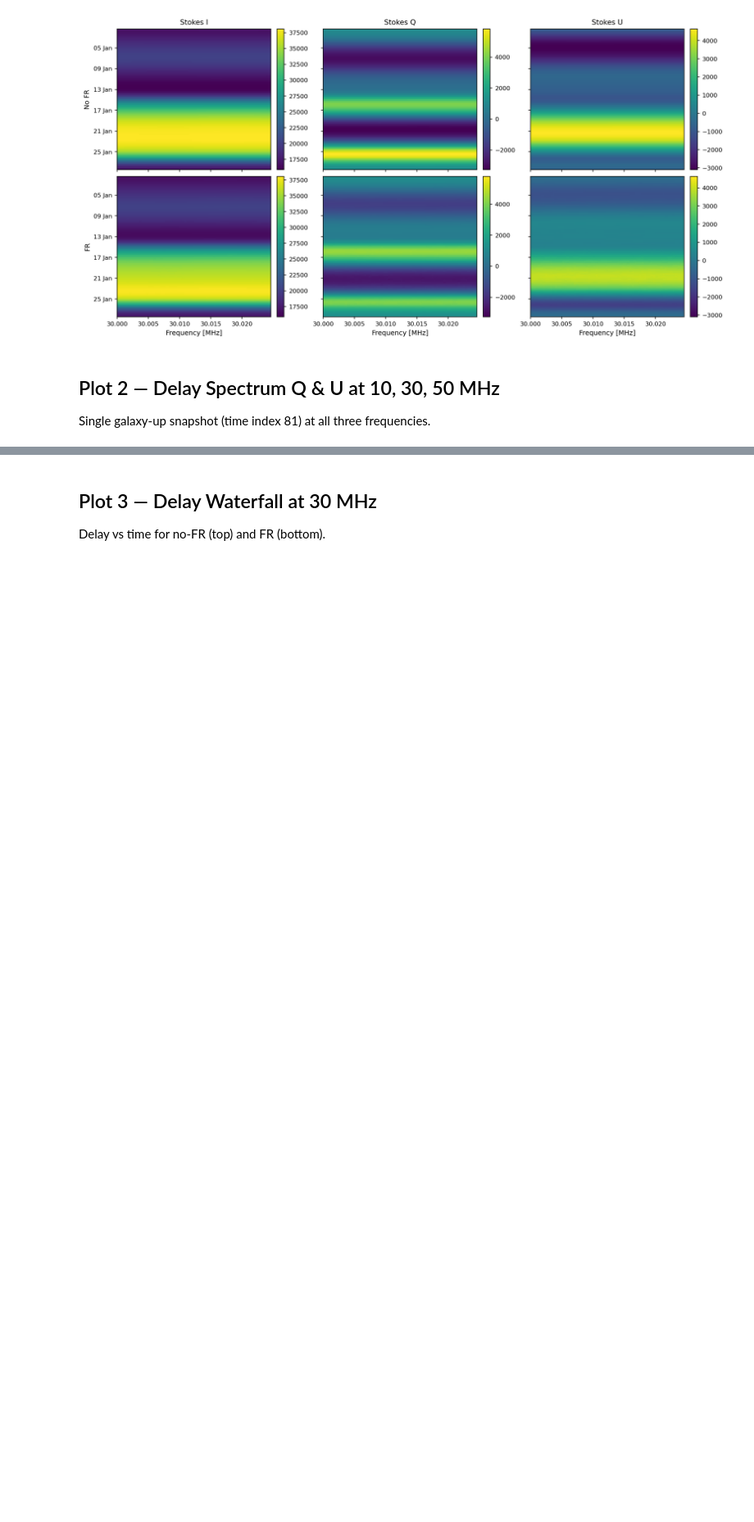
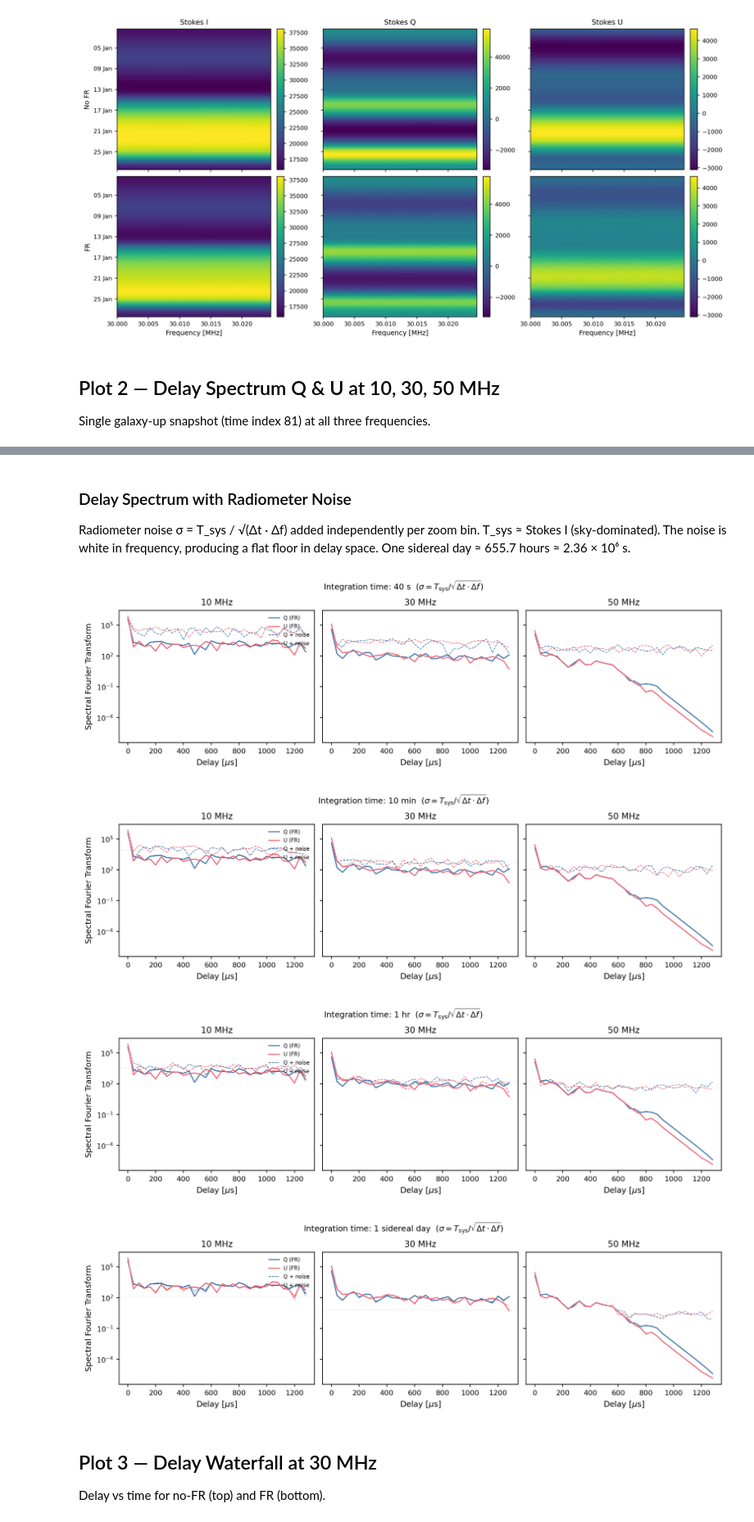
Before and after one commit to christianhbye/lusee_faraday, a Jupyter notebook: notebooks/faraday_results.ipynb, the cells around one changed output, grey strips where cells are left out. Shown at 82% size. Cells and saved outputs as stored; diff of their text form; code cells hidden in the pictures; blank space fills up the shorter version.

Commit message:
updated with noise

```diff
--- a/notebooks/faraday_results.ipynb
+++ b/notebooks/faraday_results.ipynb
@@ -132,3 +182,77 @@ plt.show()
+# %% [markdown]
+### Delay Spectrum with Radiometer Noise
+
+Radiometer noise σ = T_sys / √(Δt · Δf) added independently per zoom bin.
+T_sys ≈ Stokes I (sky-dominated). The noise is white in frequency, producing
+a flat floor in delay space. One sidereal day ≈ 655.7 hours ≈ 2.36 × 10⁶ s.
+# %%
+GREY = "#BBBBBB"
+SIDEREAL_DAY = 655.72 * 3600  # seconds
+integration_times = [
+    (40, "40 s"),
+    (10 * 60, "10 min"),
+    (3600, "1 hr"),
+    (SIDEREAL_DAY, "1 sidereal day"),
+]
+rng = np.random.default_rng(42)
+
+for dt_s, dt_label in integration_times:
+    fig, axs = plt.subplots(1, 3, figsize=(10, 3), constrained_layout=True,
+                             sharey=True)
+    for i, freq in enumerate([10, 30, 50]):
+        ax = axs[i]
+        d = sims[freq]
+        fz = d["freqs_zoom"]
+        df_mhz = fz[1] - fz[0]
+        df_hz = df_mhz * 1e6
+        tau = np.fft.rfftfreq(64, d=df_mhz)
+
+        Q_FR = fullres[f"pQ_FR_zoom_{freq}"]
+        U_FR = fullres[f"pU_FR_zoom_{freq}"]
+        T_sys = fullres[f"pI_FR_zoom_{freq}"].mean()
+
+        # Signal (no noise)
+        ft_Q = np.abs(np.fft.rfft(Q_FR))
+        ft_U = np.abs(np.fft.rfft(U_FR))
+        ax.plot(tau, ft_Q, color=BLUE, ls="-", lw=1.2,
+                label="Q (FR)", zorder=5)
+        ax.plot(tau, ft_U, color=RED, ls="-", lw=1.2,
+                label="U (FR)", zorder=5)
+
+        # Signal + noise
+        sigma = T_sys / np.sqrt(dt_s * df_hz)
+        noise_Q = rng.normal(0, sigma, 64)
+        noise_U = rng.normal(0, sigma, 64)
+        ft_Qn = np.abs(np.fft.rfft(Q_FR + noise_Q))
+        ft_Un = np.abs(np.fft.rfft(U_FR + noise_U))
+        ax.plot(tau, ft_Qn, color=BLUE, ls="--", lw=0.7,
+                label="Q + noise")
+        ax.plot(tau, ft_Un, color=RED, ls="--", lw=0.7,
+                label="U + noise")
+
+        # Analytic noise floor
+        noise_floor = sigma * np.sqrt(64 / 2)
+        ax.axhline(noise_floor, color=GREY, ls=":", lw=0.5, alpha=0.5)
+
+        ax.set_yscale("log")
+        ax.yaxis.set_major_locator(LogLocator(base=10.0, numticks=6))
+        ax.yaxis.set_minor_locator(LogLocator(base=10.0, subs=range(2, 10),
+                                               numticks=12))
+        ax.yaxis.set_minor_formatter(NullFormatter())
+        ax.set_title(f"{freq} MHz")
+        ax.set_xlabel(r"Delay [$\mu$s]")
+
+    axs[0].set_ylabel("Spectral Fourier Transform")
+    axs[0].legend(frameon=False, fontsize=6, loc="upper right")
+    fig.suptitle(f"Integration time: {dt_label}  "
+                 r"($\sigma = T_\mathrm{sys} / \sqrt{\Delta t \cdot \Delta f}$)",
+                 fontsize=9)
+    plt.show()
+# %% [output]
+[figure, added]
+[figure, added]
+[figure, added]
+[figure, added]
 # %% [markdown]
 ## Plot 3 — Delay Waterfall at 30 MHz
 
```
Also changed, not shown: parts of 3 cells of this notebook.
